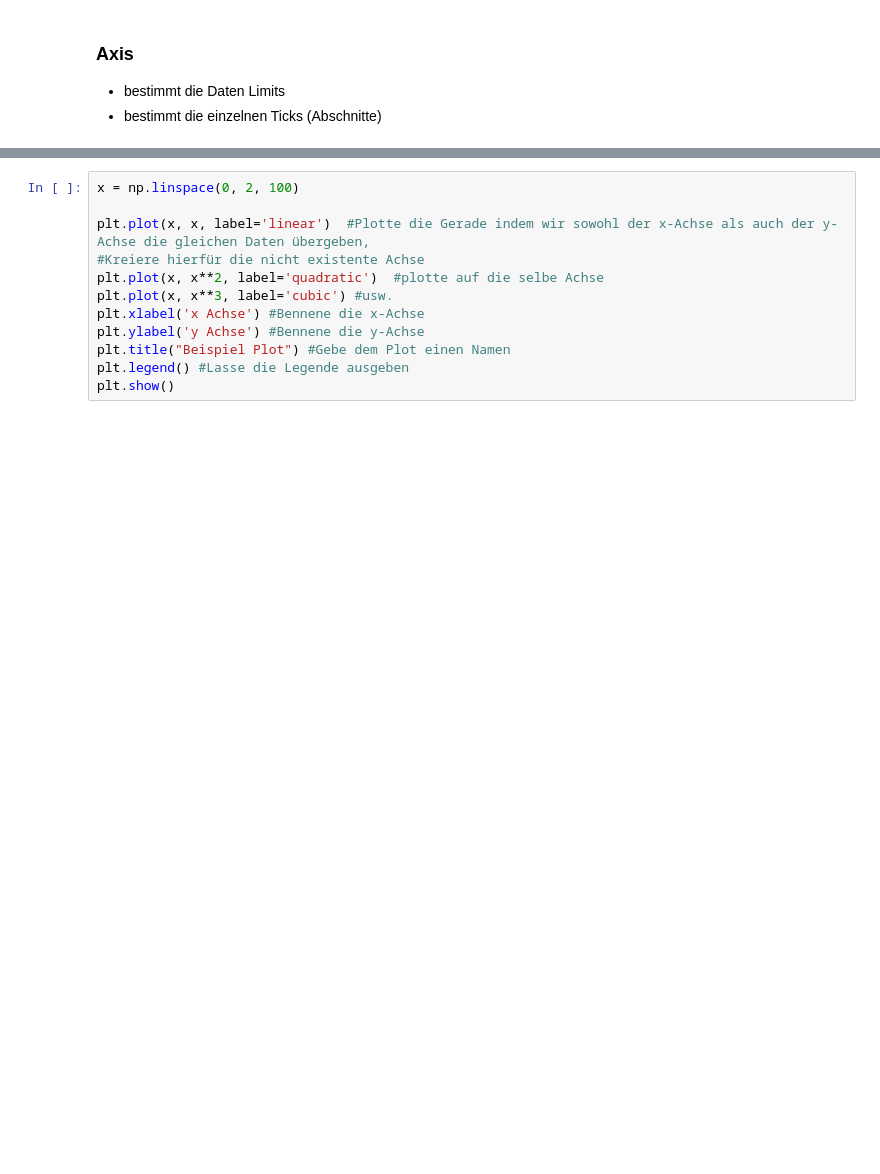
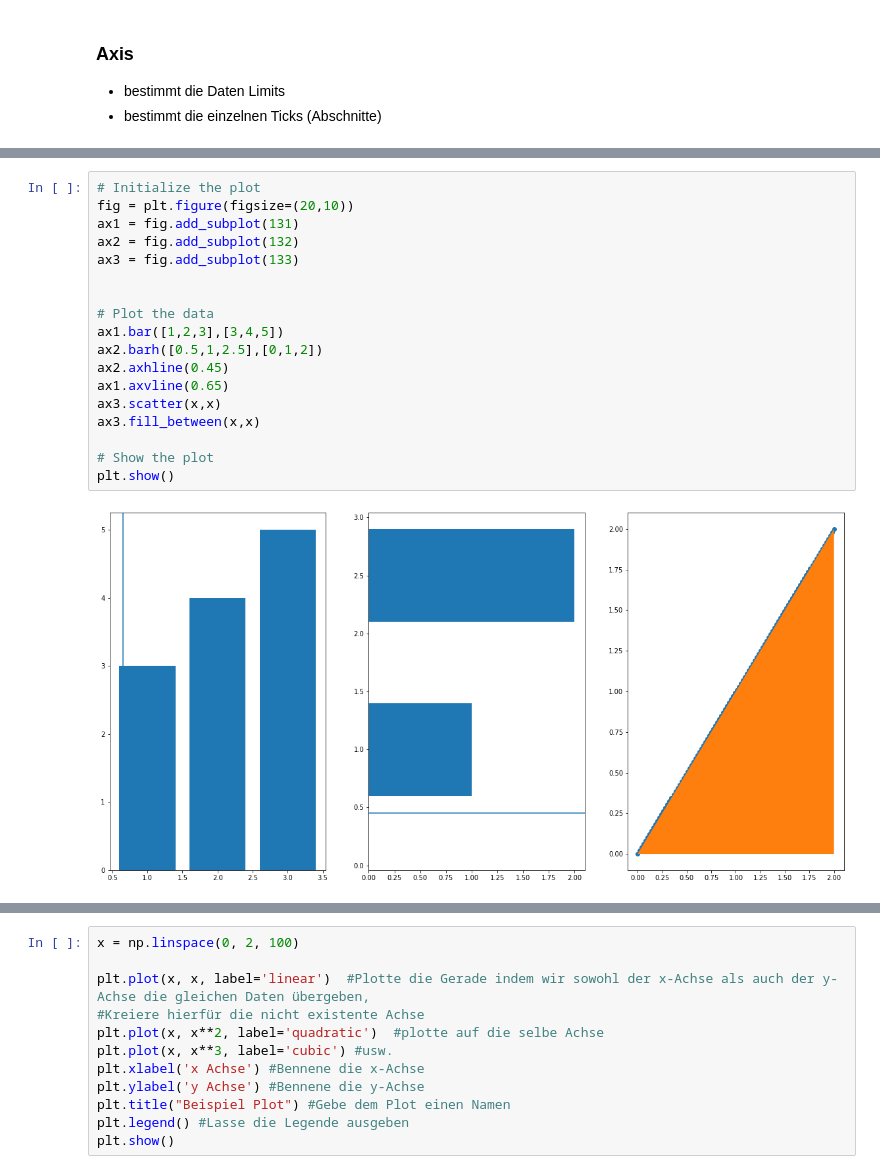
Before and after one commit to FelixRb96/Python_kurs_RTG, a Jupyter notebook: materialien/3_matplotlib.ipynb, the cells around one changed output, grey strips where cells are left out. Saved outputs shown, nothing was run; the diff lists cells and outputs as text; blank space fills up the shorter version.

```diff
--- a/materialien/3_matplotlib.ipynb
+++ b/materialien/3_matplotlib.ipynb
@@ -69,0 +106,20 @@ fig, axs = plt.subplots(2, 2)
+# %%
+# Initialize the plot
+fig = plt.figure(figsize=(20,10))
+ax1 = fig.add_subplot(131)
+ax2 = fig.add_subplot(132)
+ax3 = fig.add_subplot(133)
+
+
+# Plot the data
+ax1.bar([1,2,3],[3,4,5])
+ax2.barh([0.5,1,2.5],[0,1,2])
+ax2.axhline(0.45)
+ax1.axvline(0.65)
+ax3.scatter(x,x)
+ax3.fill_between(x,x)
+
+# Show the plot
+plt.show()
+# %% [output]
+[figure, added]
```
Also changed, not shown: parts of 25 cells of this notebook, 1 other file.
